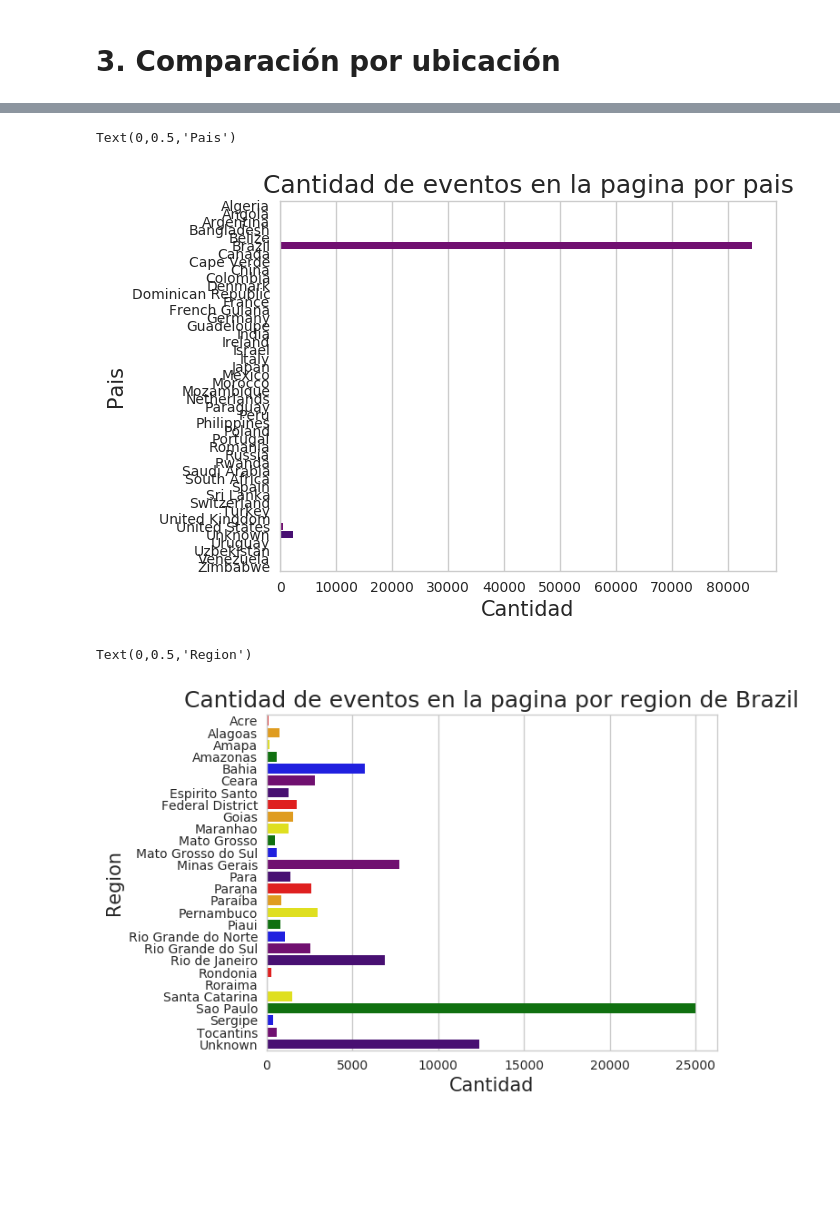
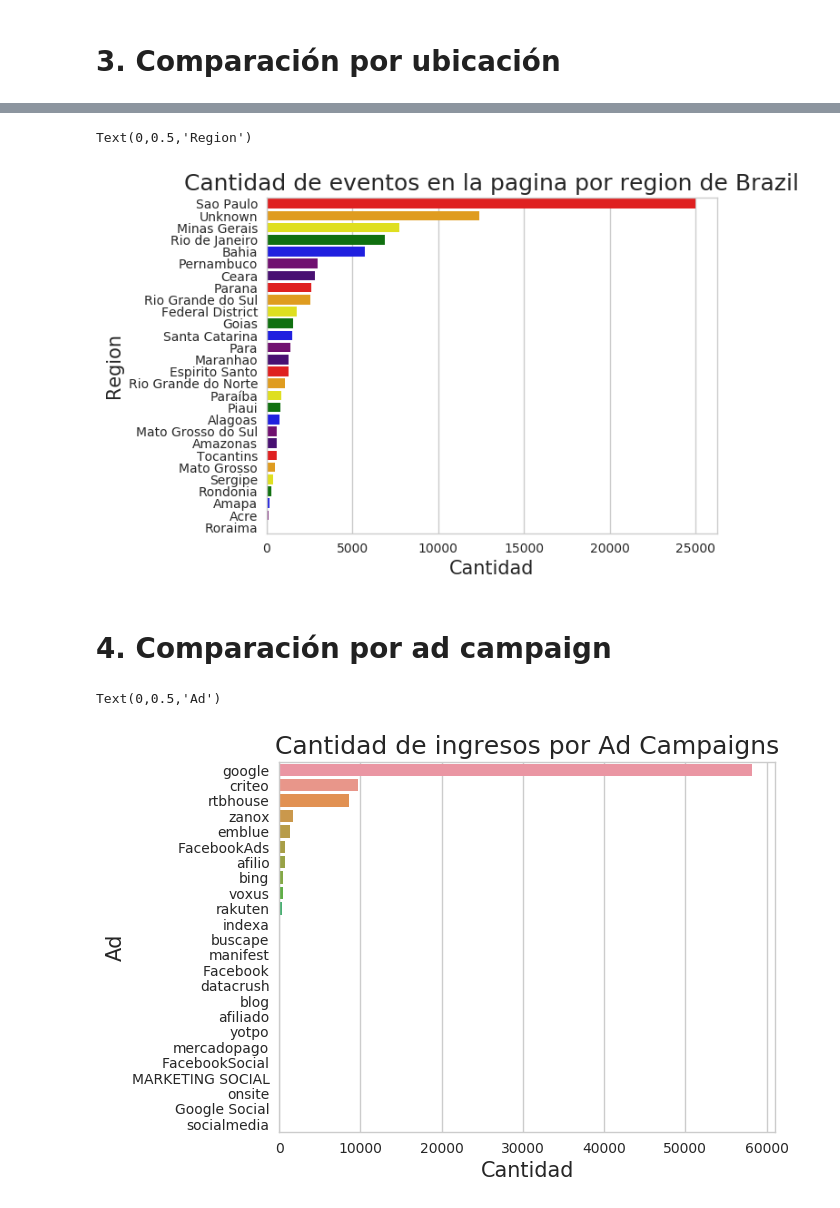
Before and after one commit to EugeFranchi/TP1_Datos, a Jupyter notebook: TpDatos.ipynb, the cells around one changed output, grey strips where cells are left out. Cells and saved outputs as stored; diff of their text form; code cells hidden in the pictures; blank space fills up the shorter version.

```diff
--- a/TpDatos.ipynb
+++ b/TpDatos.ipynb
@@ -150,3 +160,5 @@ Agego las columnas año, mes y dia.
 dataframe['año'],dataframe['mes'],dataframe['dia']= dataframe['timestamp'].str.split(' ').str[0].str.split('-').str
 # %% [markdown]
 # 3. Comparación por ubicación
+# %%
+dataframe['pais'] = dataframe['country'].dropna().apply(lambda country: 'Other' if (country != 'Brazil') else country)
@@ -153,27 +185,25 @@ dataframe['año'],dataframe['mes'],dataframe['dia']= dataframe['timestamp'].str.
 # %%
 '''
-Grafico de barras de eventos en la pagina por pais.
+Grafico de barras de eventos en la pagina por region en Brazil.
 '''
+ingresoPorRegionEnBrazil = dataframe.filter(items = ['country','region','event']).loc[dataframe['country'] == 'Brazil']['region'].value_counts()
 
-#Hay que ver como hacer que se vea mas lindo.
-ingresoPorPais = dataframe.filter(items = ['country','event']).groupby('country').count()['event']
-g = sns.barplot(x=ingresoPorPais.values, y=ingresoPorPais.index, orient='h',palette=['red','orange','yellow','green','blue','purple','indigo'])
-g.set_title("Cantidad de eventos en la pagina por pais", fontsize=18)
+g = sns.barplot(x=ingresoPorRegionEnBrazil.values, y=ingresoPorRegionEnBrazil.index, orient='h',palette=['red','orange','yellow','green','blue','purple','indigo'])
+g.set_title("Cantidad de eventos en la pagina por region de Brazil", fontsize=18)
 g.set_xlabel("Cantidad", fontsize=15)
-g.set_ylabel("Pais", fontsize=15)
+g.set_ylabel("Region", fontsize=15)
 # %% [output]
-Text(0,0.5,'Pais')
+Text(0,0.5,'Region')
-[figure, old version]
+[figure, new version]
+# %% [markdown]
+# 4. Comparación por ad campaign
 # %%
-'''
-Grafico de barras de eventos en la pagina por region en Brazil.
-'''
-ingresoPorRegionEnBrazil = dataframe.filter(items = ['country','region','event']).loc[dataframe['country'] == 'Brazil'].groupby('region').count()['event']
+ingresosPorAd = dataframe.loc[dataframe['event'] == 'ad campaign hit']['campaign_source'].value_counts()
 
-g = sns.barplot(x=ingresoPorRegionEnBrazil.values, y=ingresoPorRegionEnBrazil.index, orient='h',palette=['red','orange','yellow','green','blue','purple','indigo'])
-g.set_title("Cantidad de eventos en la pagina por region de Brazil", fontsize=18)
+g = sns.barplot(x=ingresosPorAd.values, y=ingresosPorAd.index, orient='h')
+g.set_title("Cantidad de ingresos por Ad Campaigns", fontsize=18)
 g.set_xlabel("Cantidad", fontsize=15)
-g.set_ylabel("Region", fontsize=15)
+g.set_ylabel("Ad", fontsize=15)
 # %% [output]
-Text(0,0.5,'Region')
+Text(0,0.5,'Ad')
-[figure, old version]
+[figure, new version]
```
Also changed, not shown: parts of 10 cells of this notebook.
